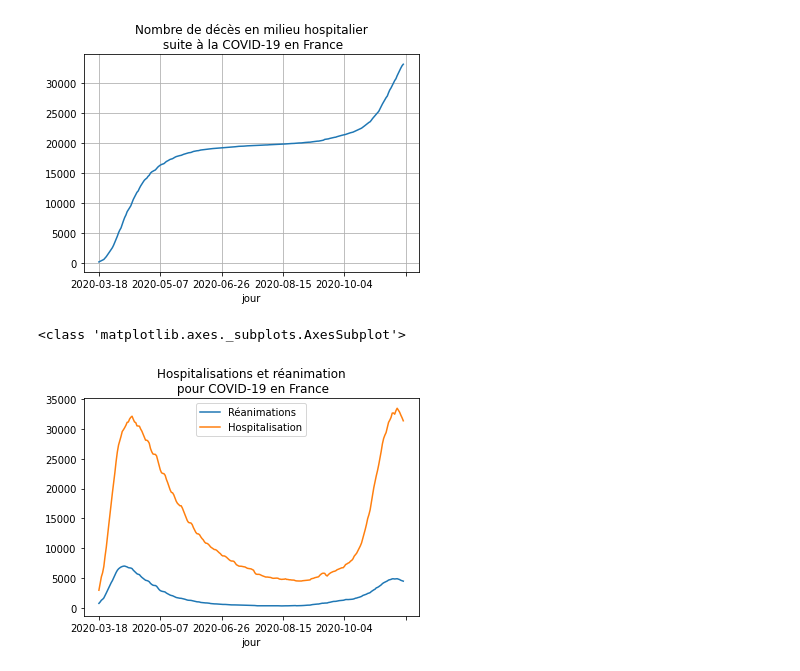
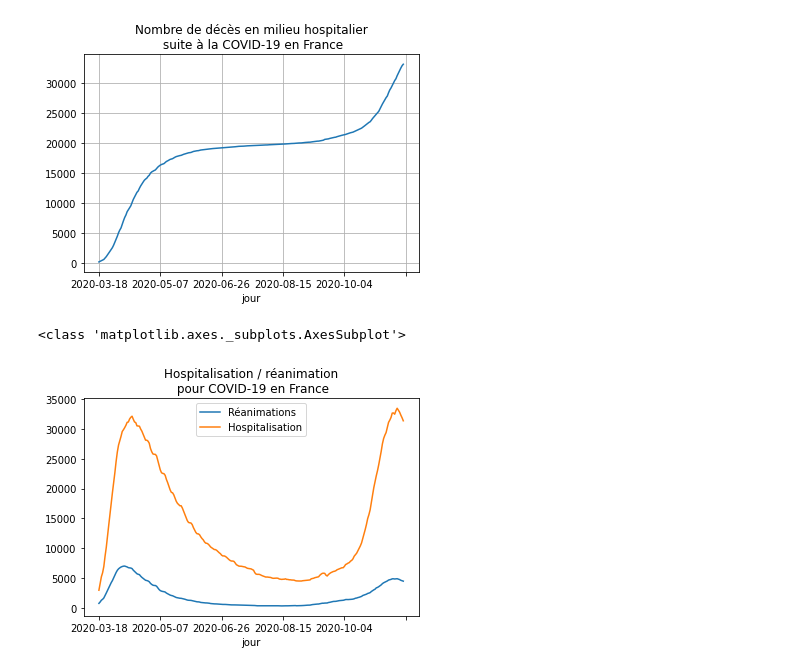
Before and after one commit to Kartmaan/Covid_19_fr, a Jupyter notebook: cov_hosp.ipynb, the cells around one changed output. Drawn from its saved outputs; the diff is of its cells as text; code cells hidden in the pictures.

```diff
--- a/cov_hosp.ipynb
+++ b/cov_hosp.ipynb
@@ -134,10 +116,10 @@ cov_dc.plot(grid=True, title="Nombre de décès en milieu hospitalier\n suite à
 # %%
 cov_rea.to_frame()
 hosp_cov.to_frame()
 rea_graph = cov_rea.plot(x="jour", y="rea")
-hosp_graph = hosp_cov.plot(x="jour", y="hosp", title="Hospitalisations et réanimation\n pour COVID-19 en France")
+hosp_graph = hosp_cov.plot(x="jour", y="hosp", title="Hospitalisation / réanimation\n pour COVID-19 en France")
 hosp_graph.legend(["Réanimations", "Hospitalisation"])
 print(type(hosp_graph))
 # %% [output]
 <class 'matplotlib.axes._subplots.AxesSubplot'>
-[figure, old version]
+[figure, new version]
```
Also changed, not shown: parts of 15 cells of this notebook.
